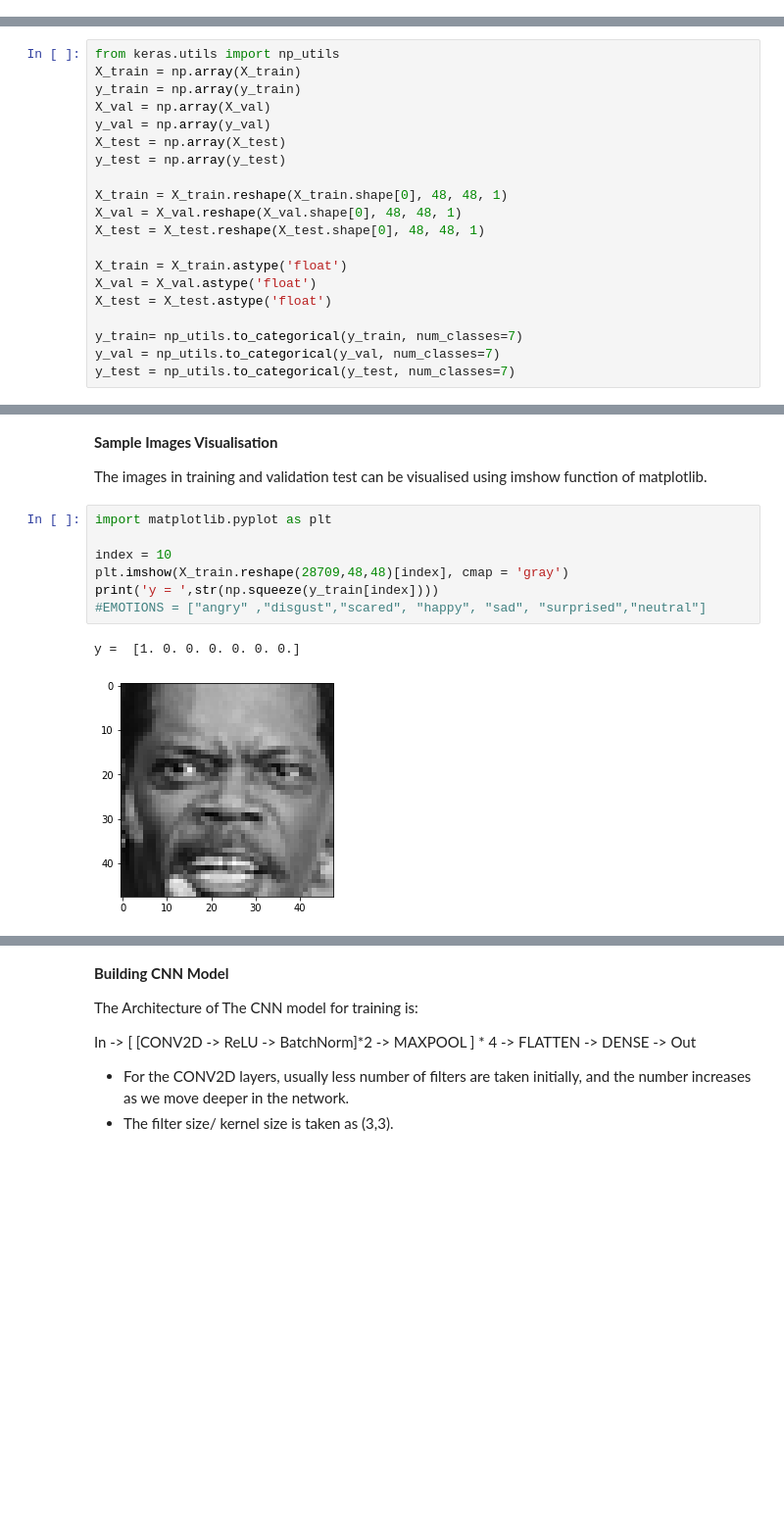
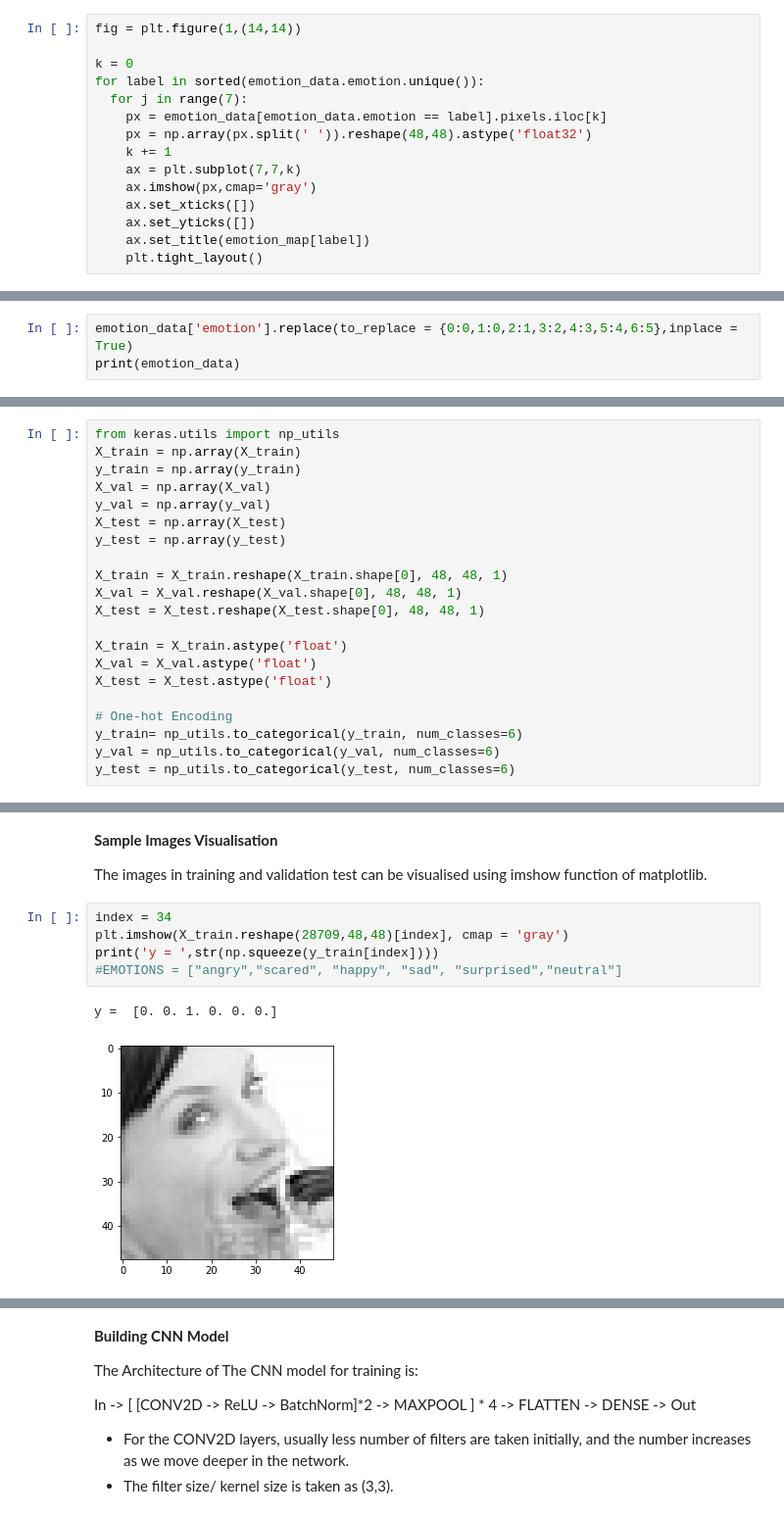
Before and after one commit to Rujuta08/Emotion-Recognition, a Jupyter notebook: Emotion_Recognition_Training.ipynb, the cells around one changed output, grey strips where cells are left out. Shown: that part at 98% size. Drawn from its saved outputs; the diff is of its cells as text; blank space fills up the shorter version.

```diff
--- a/Emotion_Recognition_Training.ipynb
+++ b/Emotion_Recognition_Training.ipynb
@@ -100,0 +115,15 @@ plt.show()
+# %%
+fig = plt.figure(1,(14,14))
+
+k = 0
+for label in sorted(emotion_data.emotion.unique()):
+  for j in range(7):
+    px = emotion_data[emotion_data.emotion == label].pixels.iloc[k]
+    px = np.array(px.split(' ')).reshape(48,48).astype('float32')
+    k += 1
+    ax = plt.subplot(7,7,k)
+    ax.imshow(px,cmap='gray')
+    ax.set_xticks([])
+    ax.set_yticks([])
+    ax.set_title(emotion_map[label])
+    plt.tight_layout()
@@ -100,0 +134,3 @@ plt.show()
+# %%
+emotion_data['emotion'].replace(to_replace = {0:0,1:0,2:1,3:2,4:3,5:4,6:5},inplace = True)
+print(emotion_data)
@@ -162,9 +258,10 @@ X_train = X_train.astype('float')
 X_val = X_val.astype('float')
 X_test = X_test.astype('float')
 
-y_train= np_utils.to_categorical(y_train, num_classes=7)
-y_val = np_utils.to_categorical(y_val, num_classes=7)
-y_test = np_utils.to_categorical(y_test, num_classes=7)
+# One-hot Encoding
+y_train= np_utils.to_categorical(y_train, num_classes=6)
+y_val = np_utils.to_categorical(y_val, num_classes=6)
+y_test = np_utils.to_categorical(y_test, num_classes=6)
 # %%
 X_train.shape, y_train.shape, X_val.shape, y_val.shape, X_test.shape, y_test.shape
 # %% [output]
@@ -179,13 +276,11 @@ X_train.shape, y_train.shape, X_val.shape, y_val.shape, X_test.shape, y_test.sha
 
 The images in training and validation test can be visualised using imshow function of matplotlib.
 # %%
-import matplotlib.pyplot as plt
-
-index = 10
+index = 34
 plt.imshow(X_train.reshape(28709,48,48)[index], cmap = 'gray')
 print('y = ',str(np.squeeze(y_train[index])))
-#EMOTIONS = ["angry" ,"disgust","scared", "happy", "sad", "surprised","neutral"]
+#EMOTIONS = ["angry","scared", "happy", "sad", "surprised","neutral"]
 # %% [output]
-y =  [1. 0. 0. 0. 0. 0. 0.]
+y =  [0. 0. 1. 0. 0. 0.]
-[figure, old version]
+[figure, new version]
 # %%
```
Also changed, not shown: parts of 22 cells of this notebook, 10 other files.
